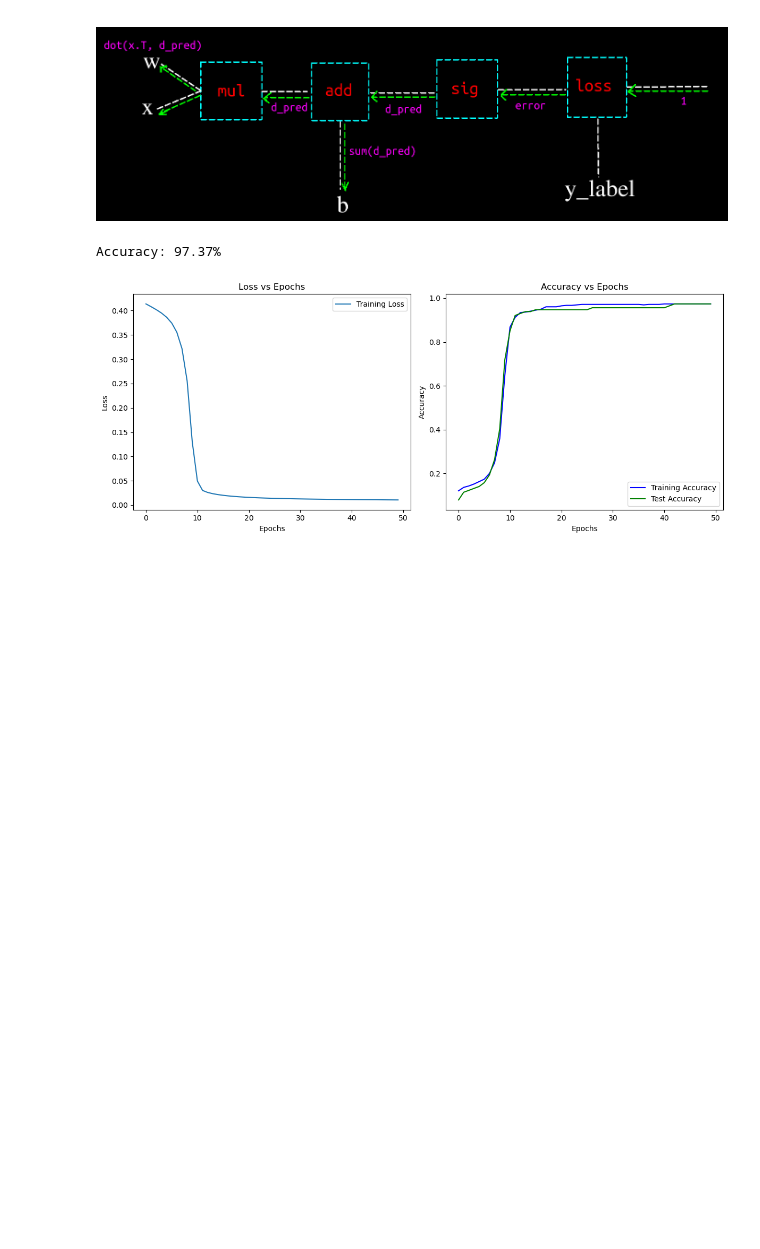
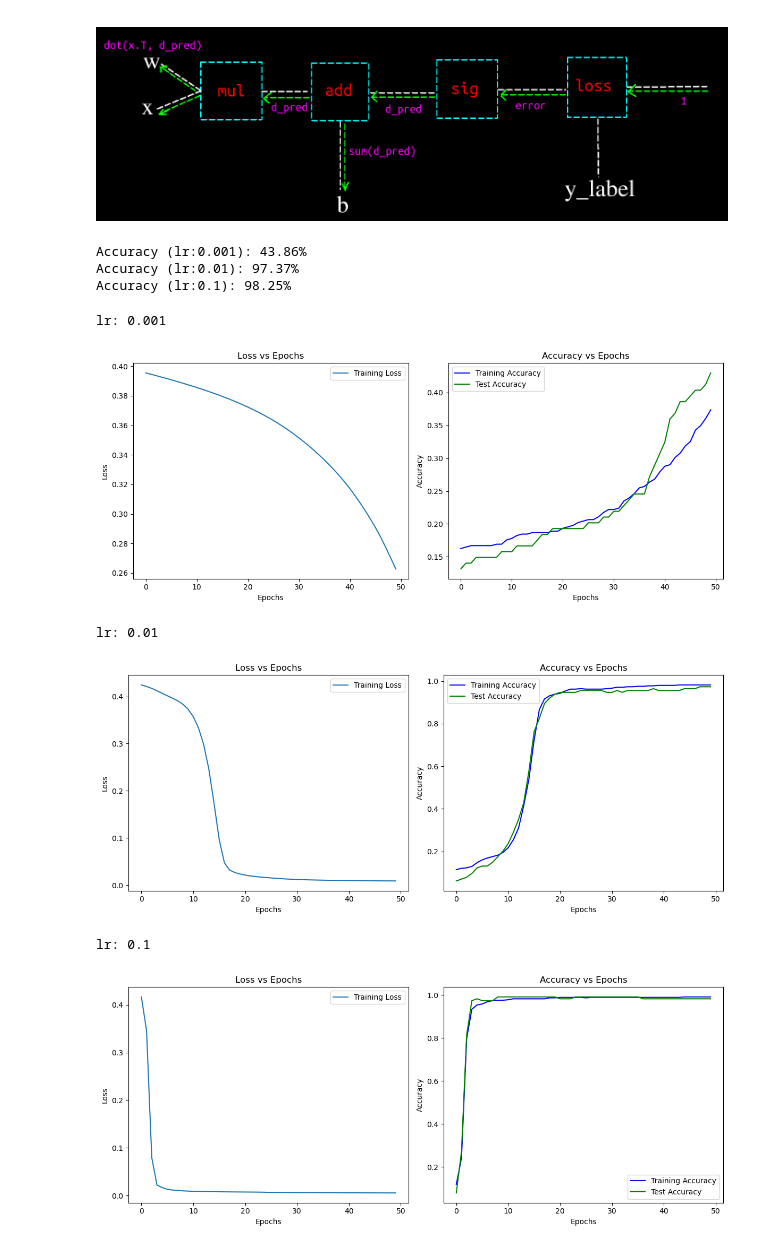
Before and after one commit to mmahdin/Computational-Intelligence-EE-AUT, a Jupyter notebook: lab/2/main.ipynb, the cells around one changed output. Cells and saved outputs as stored; diff of their text form; code cells hidden in the pictures; blank space fills up the shorter version.

```diff
--- a/lab/2/main.ipynb
+++ b/lab/2/main.ipynb
@@ -150,21 +150,43 @@ X_scaled = scaler.fit_transform(X)
 X_train, X_test, y_train, y_test = train_test_split(X_scaled, y, test_size=0.2, random_state=42)
 
 # Initialize the Perceptron
-perceptron = Perceptron(input_size=X_train.shape[1], lr=0.01)
+perceptron1 = Perceptron(input_size=X_train.shape[1], lr=0.001)
+perceptron2 = Perceptron(input_size=X_train.shape[1], lr=0.01)
+perceptron3 = Perceptron(input_size=X_train.shape[1], lr=0.1)
 
 # Train the Perceptron
-perceptron.train(X_train, y_train, X_test, y_test, epochs=50)
+perceptron1.train(X_train, y_train, X_test, y_test, epochs=50)
+perceptron2.train(X_train, y_train, X_test, y_test, epochs=50)
+perceptron3.train(X_train, y_train, X_test, y_test, epochs=50)
 
 # Predict on the test set
-y_pred = perceptron.predict(X_test)
+y_pred1 = perceptron1.predict(X_test)
+y_pred2 = perceptron2.predict(X_test)
+y_pred3 = perceptron3.predict(X_test)
 
 # Calculate accuracy
-accuracy = np.mean(y_pred.flatten() == y_test)
-print(f"Accuracy: {accuracy * 100:.2f}%")
+accuracy = np.mean(y_pred1.flatten() == y_test)
+print(f"Accuracy (lr:0.001): {accuracy * 100:.2f}%")
+accuracy = np.mean(y_pred2.flatten() == y_test)
+print(f"Accuracy (lr:0.01): {accuracy * 100:.2f}%")
+accuracy = np.mean(y_pred3.flatten() == y_test)
+print(f"Accuracy (lr:0.1): {accuracy * 100:.2f}%")
 # %% [output]
-Accuracy: 97.37%
+Accuracy (lr:0.001): 43.86%
+Accuracy (lr:0.01): 97.37%
+Accuracy (lr:0.1): 98.25%
-# %%
-# Plot the loss curve
-plot_loss_and_accuracy(perceptron)
-# %% [output]
-[figure, removed]
+# %%
+# Plot the loss curve
+print('lr: 0.001')
+plot_loss_and_accuracy(perceptron1)
+print('lr: 0.01')
+plot_loss_and_accuracy(perceptron2)
+print('lr: 0.1')
+plot_loss_and_accuracy(perceptron3)
+# %% [output]
+lr: 0.001
+[figure, added]
+lr: 0.01
+[figure, added]
+lr: 0.1
+[figure, added]
```
